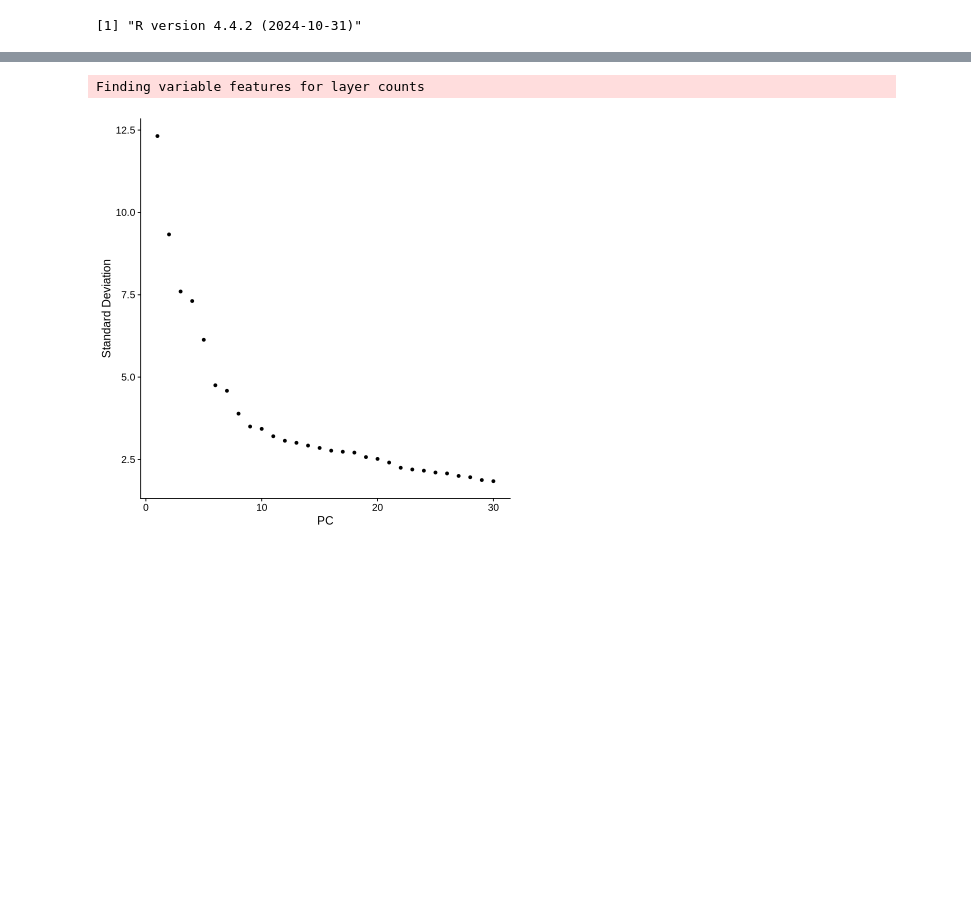
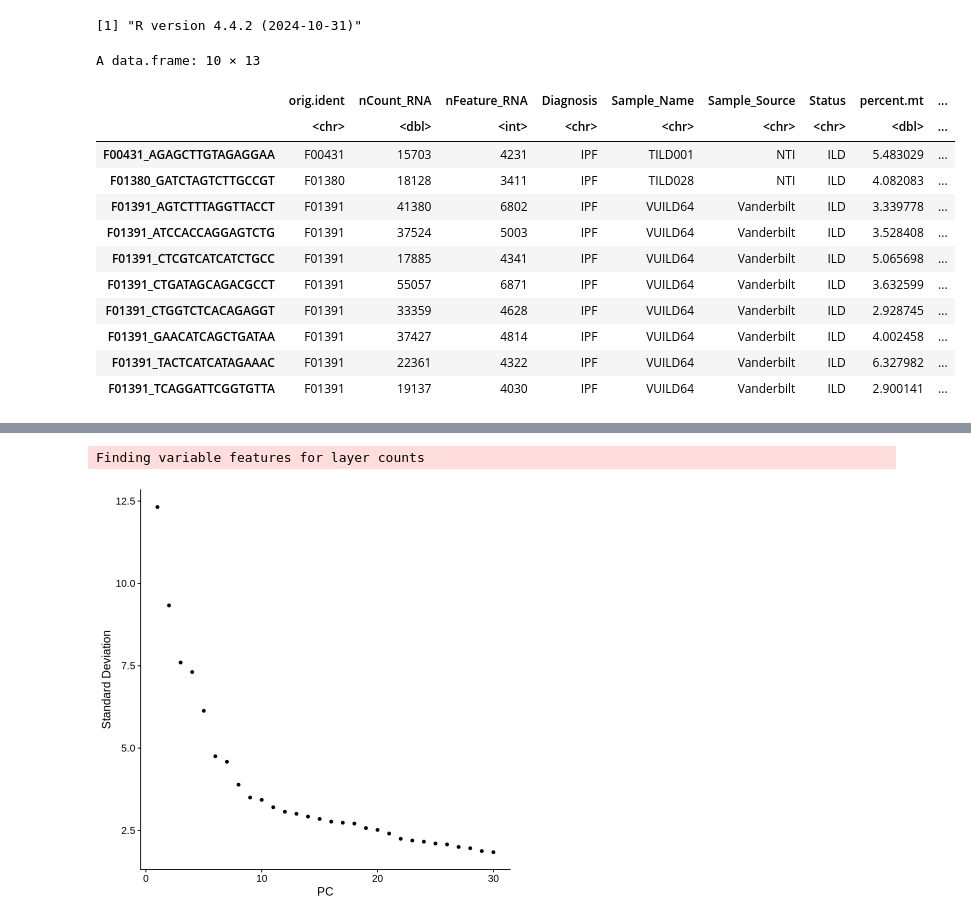
Before and after one commit to priyashdhakal/URT_NSCL, a Jupyter notebook: data_preprocessing.ipynb, the cells around one changed output, grey strips where cells are left out. Cells and saved outputs as stored; diff of their text form; code cells hidden in the pictures; blank space fills up the shorter version.

```diff
--- a/data_preprocessing.ipynb
+++ b/data_preprocessing.ipynb
@@ -8,4 +26,4 @@ library(data.table)
 # %% [output]
 [1] "R version 4.4.2 (2024-10-31)"
 # %%
-# GSE135893_ILD_annotated_fullsize <- readRDS("/home/dhakal/JBNU_Hospital_URT/GSE135893_ILD_annotated_fullsize.rds")
+test <- readRDS('/home/dhakal/JBNU_Hospital_URT/GSE135893_ILD_annotated_fullsize.rds')
@@ -13,0 +30,16 @@ library(data.table)
+# %%
+head(test)
+# %% [output]
+A data.frame: 10 × 13
+|  | orig.ident | nCount_RNA | nFeature_RNA | Diagnosis | Sample_Name | Sample_Source | Status | percent.mt | ... |
+|  | <chr> | <dbl> | <int> | <chr> | <chr> | <chr> | <chr> | <dbl> | ... |
+| F00431_AGAGCTTGTAGAGGAA | F00431 | 15703 | 4231 | IPF | TILD001 | NTI | ILD | 5.483029 | ... |
+| F01380_GATCTAGTCTTGCCGT | F01380 | 18128 | 3411 | IPF | TILD028 | NTI | ILD | 4.082083 | ... |
+| F01391_AGTCTTTAGGTTACCT | F01391 | 41380 | 6802 | IPF | VUILD64 | Vanderbilt | ILD | 3.339778 | ... |
+| F01391_ATCCACCAGGAGTCTG | F01391 | 37524 | 5003 | IPF | VUILD64 | Vanderbilt | ILD | 3.528408 | ... |
+| F01391_CTCGTCATCATCTGCC | F01391 | 17885 | 4341 | IPF | VUILD64 | Vanderbilt | ILD | 5.065698 | ... |
+| F01391_CTGATAGCAGACGCCT | F01391 | 55057 | 6871 | IPF | VUILD64 | Vanderbilt | ILD | 3.632599 | ... |
+| F01391_CTGGTCTCACAGAGGT | F01391 | 33359 | 4628 | IPF | VUILD64 | Vanderbilt | ILD | 2.928745 | ... |
+| F01391_GAACATCAGCTGATAA | F01391 | 37427 | 4814 | IPF | VUILD64 | Vanderbilt | ILD | 4.002458 | ... |
+| F01391_TACTCATCATAGAAAC | F01391 | 22361 | 4322 | IPF | VUILD64 | Vanderbilt | ILD | 6.327982 | ... |
+| F01391_TCAGGATTCGGTGTTA | F01391 | 19137 | 4030 | IPF | VUILD64 | Vanderbilt | ILD | 2.900141 | ... |
```
Also changed, not shown: parts of 34 cells of this notebook, 10 other files.
